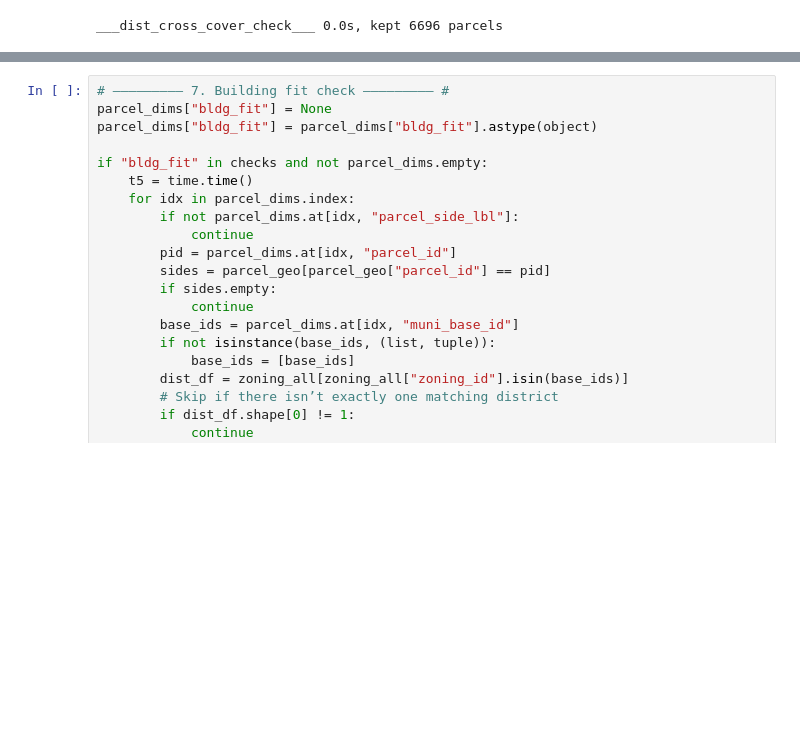
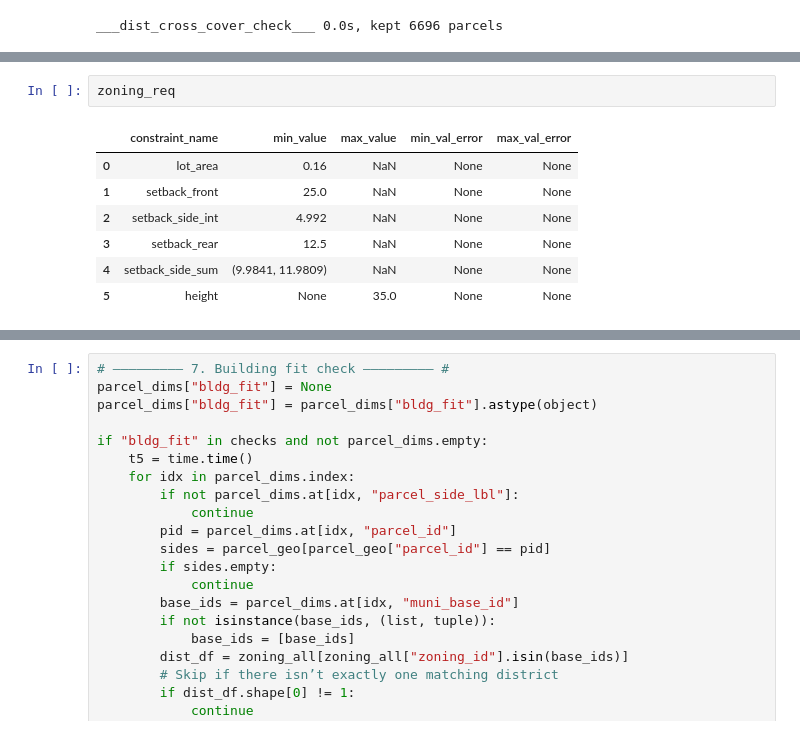
Before and after one commit to vibe-lab-gsd/zonepy, a Jupyter notebook: examples.ipynb, the cells around one changed output, grey strips where cells are left out. Cells and saved outputs as stored; diff of their text form; blank space fills up the shorter version.

```diff
--- a/examples.ipynb
+++ b/examples.ipynb
@@ -899,0 +1090,10 @@ ___side_label_check___ 0.0s
+# %%
+zoning_req
+# %% [output]
+|  | constraint_name | min_value | max_value | min_val_error | max_val_error |
+| 0 | lot_area | 0.16 | NaN | None | None |
+| 1 | setback_front | 25.0 | NaN | None | None |
+| 2 | setback_side_int | 4.992 | NaN | None | None |
+| 3 | setback_rear | 12.5 | NaN | None | None |
+| 4 | setback_side_sum | (9.9841, 11.9809) | NaN | None | None |
+| 5 | height | None | 35.0 | None | None |
```
Also changed, not shown: parts of 16 cells of this notebook, 2 other files.
